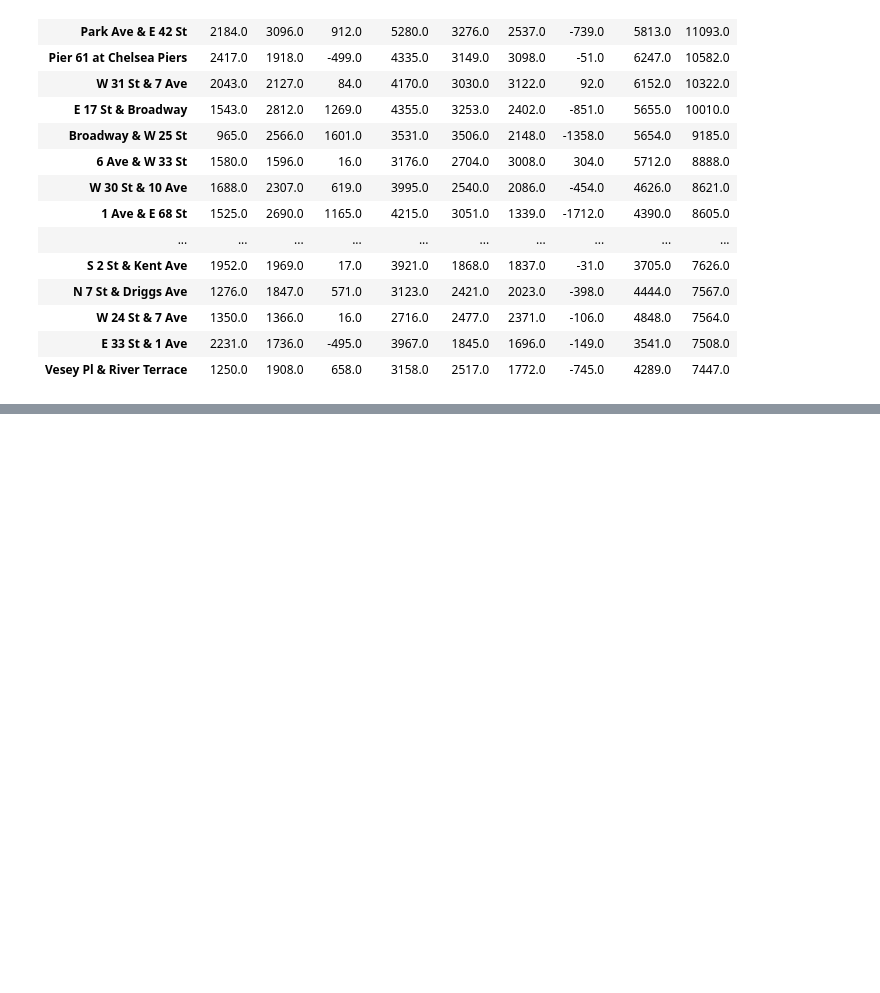
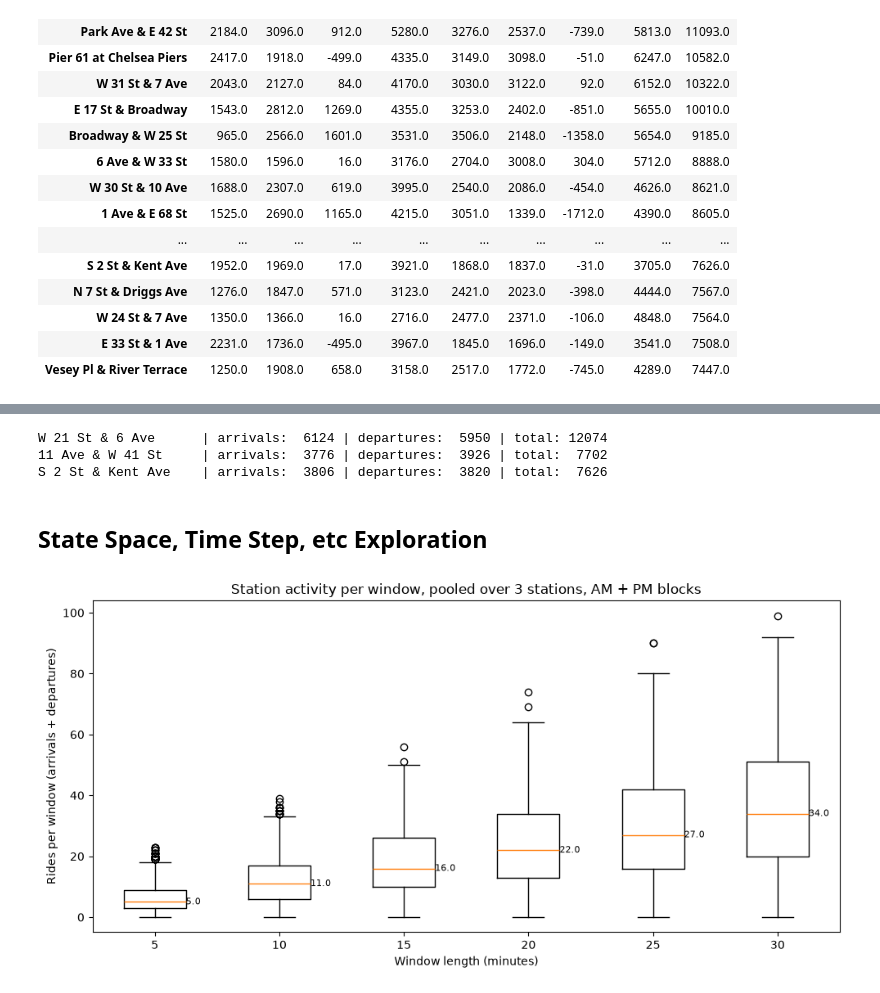
Before and after one commit to jahausma/ORIE_Project, a Jupyter notebook: ORIE_5530.ipynb, the cells around one changed output, grey strips where cells are left out. Drawn from its saved outputs; the diff is of its cells as text; code cells hidden in the pictures; blank space fills up the shorter version.

Commit message:
AI Generated code to pick time window, compute raw transition matrices, etc.

```diff
--- a/ORIE_5530.ipynb
+++ b/ORIE_5530.ipynb
@@ -211,0 +254,70 @@ summary.sort_values("total", ascending=False).head(25)
+# %%
+# Count number of arrivals and departures by each station
+dep_mask = df["start_station_name"].isin(stations) & df["started_at"].dt.hour.isin(HOURS) & (df["started_at"].dt.dayofweek < 5)
+arr_mask = df["end_station_name"].isin(stations) & df["ended_at"].dt.hour.isin(HOURS) & (df["ended_at"].dt.dayofweek < 5)
+
+counts = pd.DataFrame({
+    "departures": df.loc[dep_mask, "start_station_name"].value_counts(),
+    "arrivals":   df.loc[arr_mask, "end_station_name"].value_counts(),
+}).reindex(stations).fillna(0).astype(int)
+
+counts["total"] = counts["departures"] + counts["arrivals"]
+
+for station, r in counts.iterrows():
+    print(f"{station:<20} | arrivals: {r['arrivals']:>5} | departures: {r['departures']:>5} | total: {r['total']:>5}")
+# %% [output]
+W 21 St & 6 Ave      | arrivals:  6124 | departures:  5950 | total: 12074
+11 Ave & W 41 St     | arrivals:  3776 | departures:  3926 | total:  7702
+S 2 St & Kent Ave    | arrivals:  3806 | departures:  3820 | total:  7626
+# %% [markdown]
+## State Space, Time Step, etc Exploration
+# %%
+# Claude generated code. Display a box and whisker plot showing the distribution of combined number of rides across all stations for a given time step.
+
+BLOCK_LEN = 180                    # minutes per block (both blocks are 3 hours)
+lengths = list(range(5, 35, 5))    # 5, 10, ..., 60 | Time intervals of 5 minutes. So how many rides in 5 min intervals, 10 min, 15...
+
+dep = df.loc[dep_mask, ["start_station_name", "started_at"]].set_axis(["station", "time"], axis=1)
+arr = df.loc[arr_mask, ["end_station_name", "ended_at"]].set_axis(["station", "time"], axis=1)
+events = pd.concat([dep, arr], ignore_index=True)
+
+# Which day and block each event is in, and how many minutes into the block it happened
+events["date"] = events["time"].dt.normalize()
+events["block"] = np.where(events["time"].dt.hour < 12, "AM", "PM")
+block_start_min = np.where(events["block"] == "AM", AM_HOURS.start, PM_HOURS.start) * 60
+events["offset"] = events["time"].dt.hour * 60 + events["time"].dt.minute - block_start_min
+
+days = sorted(events["date"].unique())
+box_data = []
+
+for L in lengths:
+    n_windows = -(-BLOCK_LEN // L)          # round up so the partial window is included
+    counts = (events.assign(window=events["offset"] // L)
+                    .groupby(["station", "date", "block", "window"]).size())
+
+    # Fill in windows with no events as 0
+    full_grid = pd.MultiIndex.from_product(
+        [stations, days, ["AM", "PM"], range(n_windows)], names=counts.index.names)
+    counts = counts.reindex(full_grid, fill_value=0).astype(float)
+
+    # Scale up the partial last window (e.g. 20 of 40 min → ×2)
+    leftover = BLOCK_LEN % L
+    if leftover:
+        last = counts.index.get_level_values("window") == n_windows - 1
+        counts.loc[last] *= L / leftover
+
+    box_data.append(counts.values)
+
+fig, ax = plt.subplots(figsize=(10, 5))
+ax.boxplot(box_data)
+for i, d in enumerate(box_data, start=1):
+    med = np.median(d)
+    ax.text(i + 0.25, med, f"{med:.1f}", va="center", fontsize=8)
+ax.set_xticks(range(1, len(lengths) + 1), [str(L) for L in lengths])
+ax.set_xlabel("Window length (minutes)")
+ax.set_ylabel("Rides per window (arrivals + departures)")
+ax.set_title("Station activity per window, pooled over 3 stations, AM + PM blocks")
+plt.tight_layout()
+plt.show()
+# %% [output]
+[figure, added]
```
Also changed, not shown: parts of 10 cells of this notebook.
